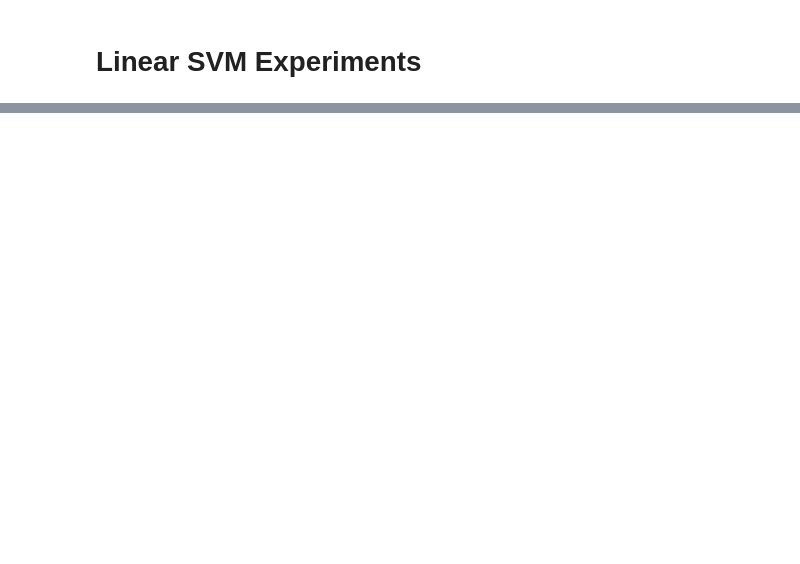
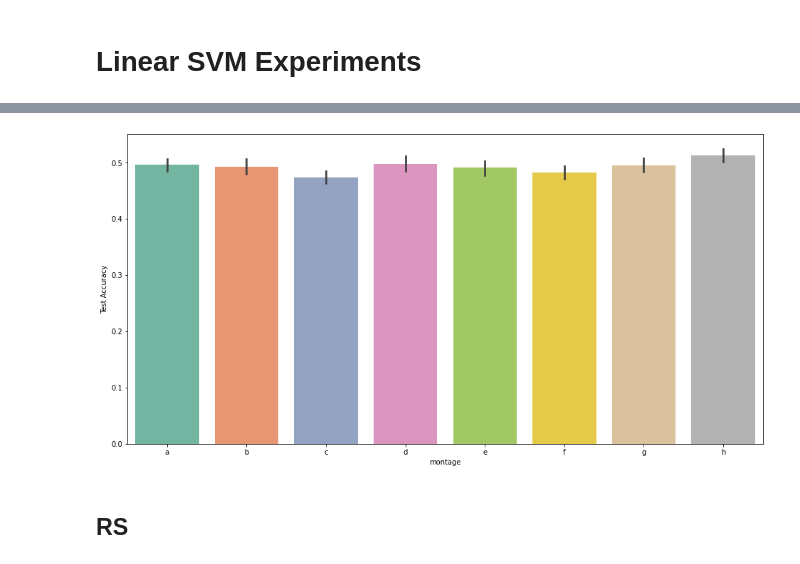
Before and after one commit to nicchiou/mindportal, a Jupyter notebook: experiments/motor_LR/baseline/BaseExperimentSummary.ipynb, the cells around one changed output, grey strips where cells are left out. Cells and saved outputs as stored; diff of their text form; code cells hidden in the pictures; blank space fills up the shorter version.

```diff
--- a/experiments/motor_LR/baseline/BaseExperimentSummary.ipynb
+++ b/experiments/motor_LR/baseline/BaseExperimentSummary.ipynb
@@ -67,0 +115,6 @@ df.groupby(['window', 'selection_method']).mean()[test_cols]
+# %%
+fig, ax = plt.subplots(1, 1, figsize=(16, 8))
+
+sns.barplot(data=df[((df['window'] == '6') | (df['window'] == '7')) & (df['selection_method'] == 'None')], x='montage', y='Test Accuracy', palette='Set2', ax=ax);
+# %% [output]
+[figure, added]
@@ -67,0 +123,2 @@ df.groupby(['window', 'selection_method']).mean()[test_cols]
+# %% [markdown]
+## RS
```
Also changed, not shown: parts of 25 cells of this notebook, 5 other files.
